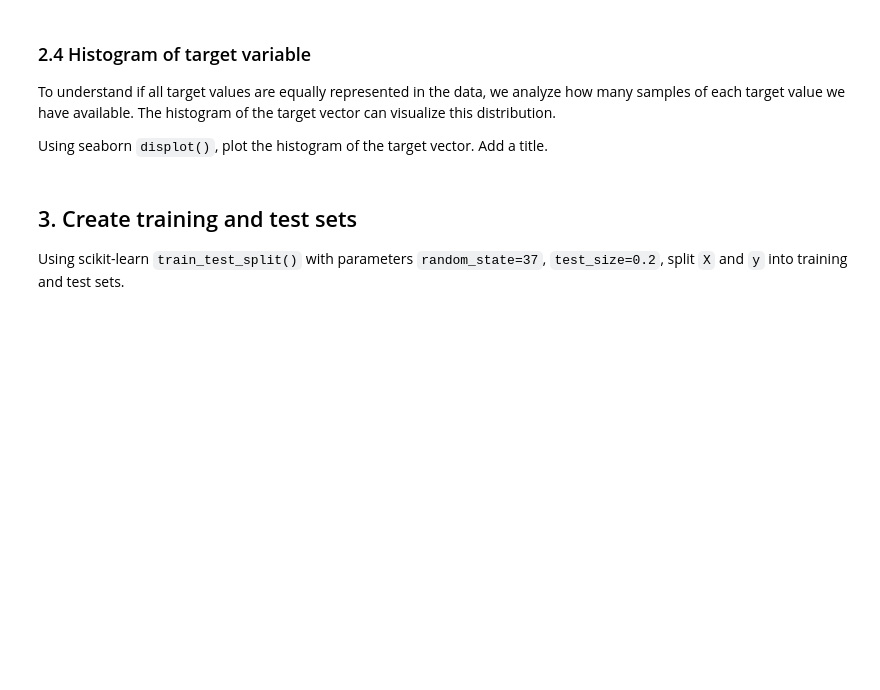
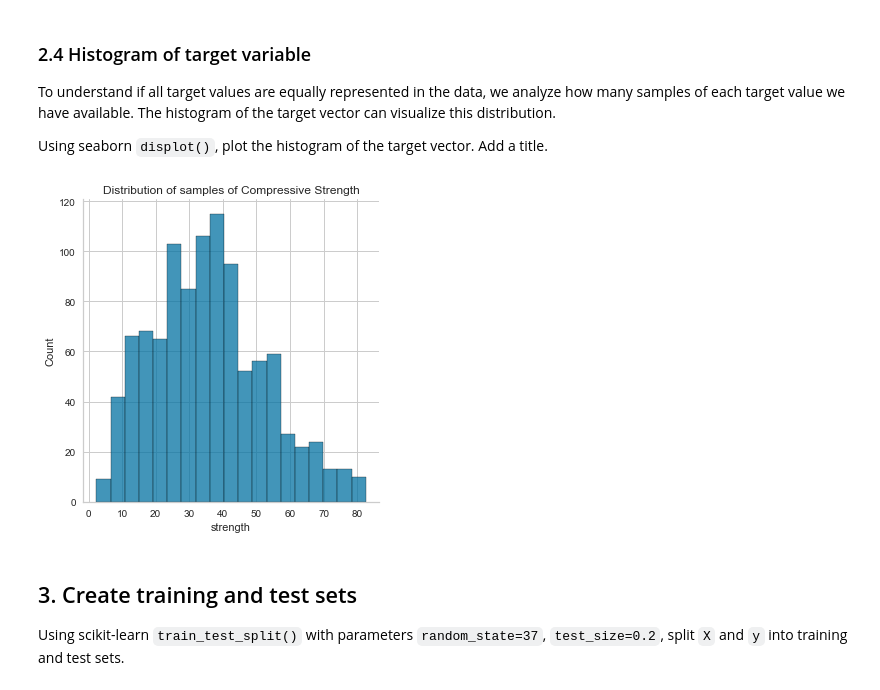
Before and after one commit to meng-ucalgary/ensf-611-assignment-2, a Jupyter notebook: lab2.ipynb, the cells around one changed output. Cells and saved outputs as stored; diff of their text form; code cells hidden in the pictures; blank space fills up the shorter version.

```diff
--- a/lab2.ipynb
+++ b/lab2.ipynb
@@ -121,3 +148,11 @@ Using seaborn `displot()`, plot the histogram of the target vector. Add a title.
+# %%
+# plot the distribution plot
+sns.displot(data=y)
+
+# add the title
+plt.title("Distribution of samples of Compressive Strength");
+# %% [output]
+[figure, added]
 # %% [markdown]
 ## 3. Create training and test sets
 
```
Also changed, not shown: parts of 8 cells of this notebook.
